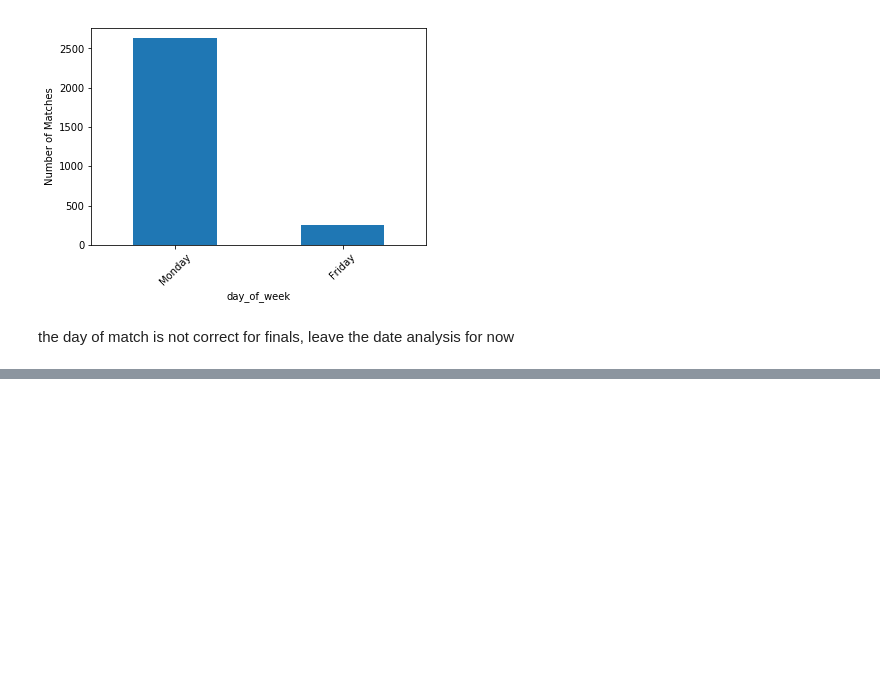
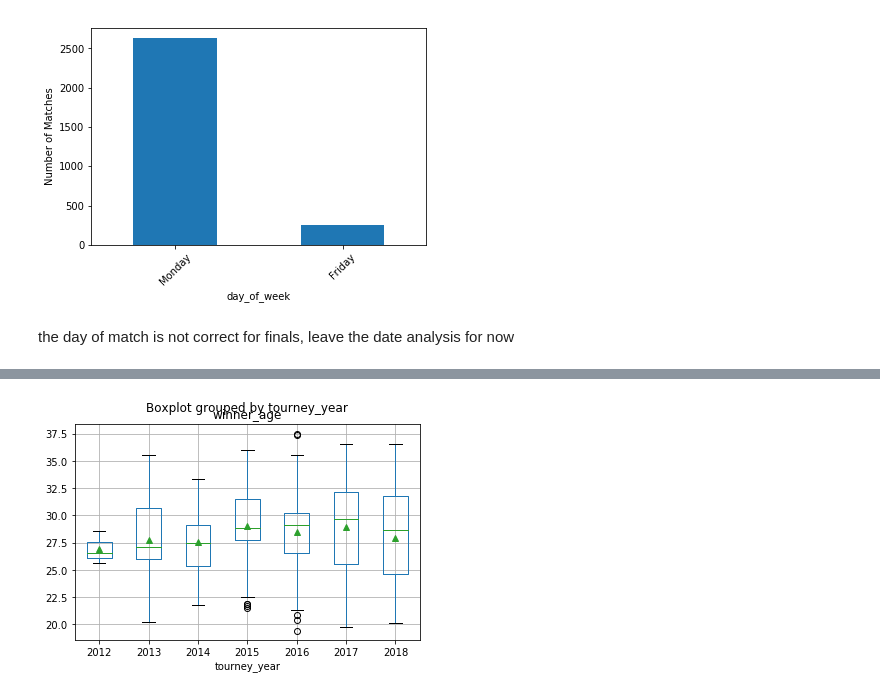
Before and after one commit to Linn39/Tennis_Analysis, a Jupyter notebook: notebooks/check_data.ipynb, the cells around one changed output, grey strips where cells are left out. Saved outputs shown, nothing was run; the diff lists cells and outputs as text; code cells hidden in the pictures; blank space fills up the shorter version.

Commit message:
added function and analysis for winner age in each year

```diff
--- a/notebooks/check_data.ipynb
+++ b/notebooks/check_data.ipynb
@@ -40,10 +42,21 @@ def import_csv (file_path, separator = ',', add_day_of_week = True):
     df['tourney_date'] =df['tourney_date'].dt.date
 
     return df
+
+
+def get_finals (file_path, separator = ',', add_day_of_week = True):
+    """
+    import csv files into dataframe and get rows for finals
+    """
+    df = import_csv(file_path)
+    df_finals = df.loc[df['round'] == 'F']
+
+    return df_finals
 # %%
 #### Main ####
 
 # check out one file
 # import csv
+folder_path = '../data/external/atp_matches/'
 file_path = '../data/external/atp_matches/atp_matches_2017.csv'
 df = import_csv (file_path)
@@ -111,0 +132,9 @@ the day of match is not correct for finals, leave the date analysis for now
+# %%
+# load finals data from several years
+all_files = glob.glob(os.path.join(folder_path, 'atp_matches_*.csv')) # make a list of file paths
+df_finals = pd.concat([get_finals(file) for file in all_files])
+
+# add year column
+df_finals['tourney_date'] =  pd.to_datetime(df_finals['tourney_date'])
+df_finals['tourney_year'] = df_finals['tourney_date'].dt.year
+df_finals.info()
@@ -111,0 +159,5 @@ the day of match is not correct for finals, leave the date analysis for now
+# %%
+# plot distribution of winner age
+final_age_plt = df_finals.boxplot(column = ['winner_age'], by = 'tourney_year', showmeans = True)
+# %% [output]
+[figure, added]
```
Also changed, not shown: parts of 4 cells of this notebook.
